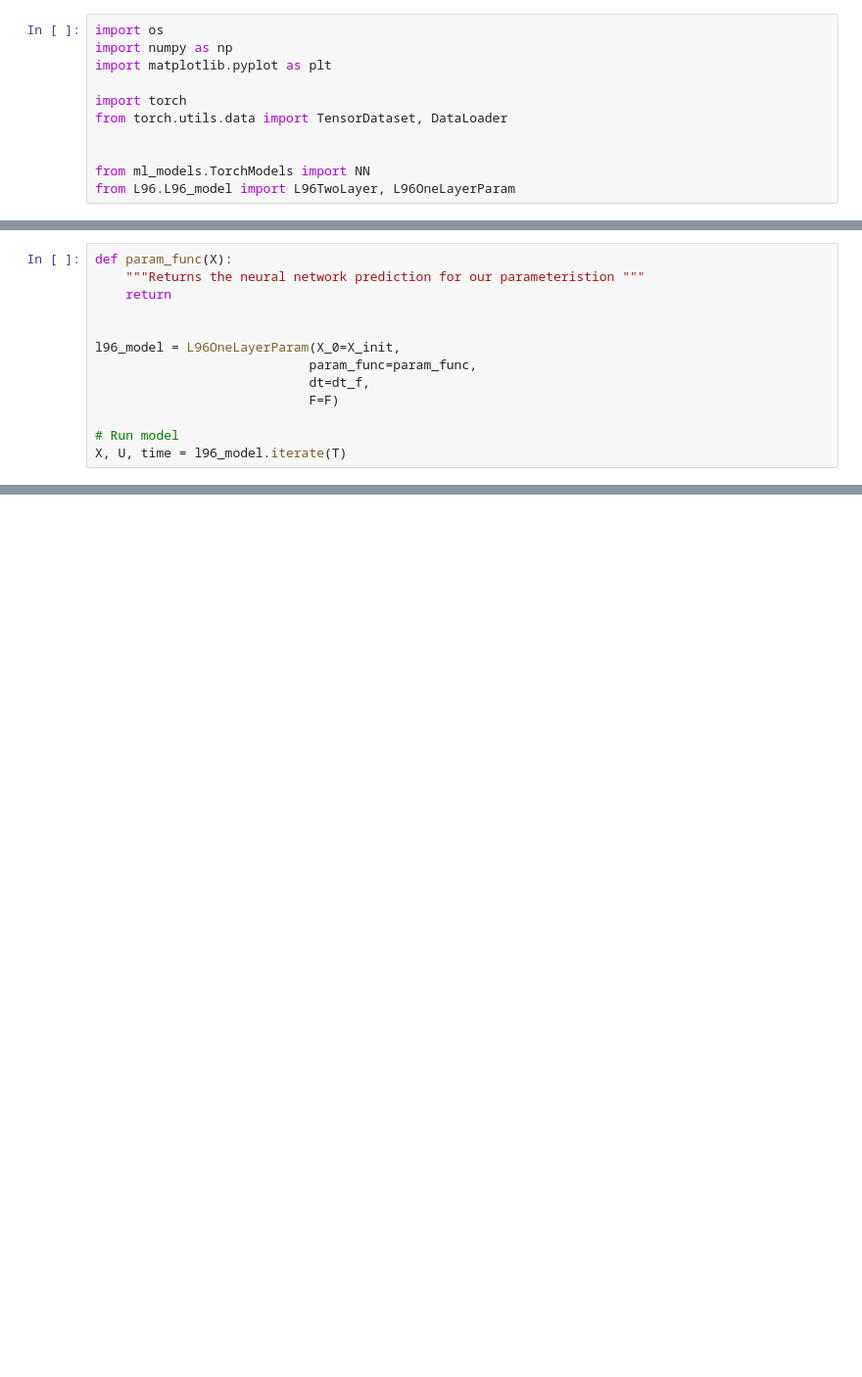
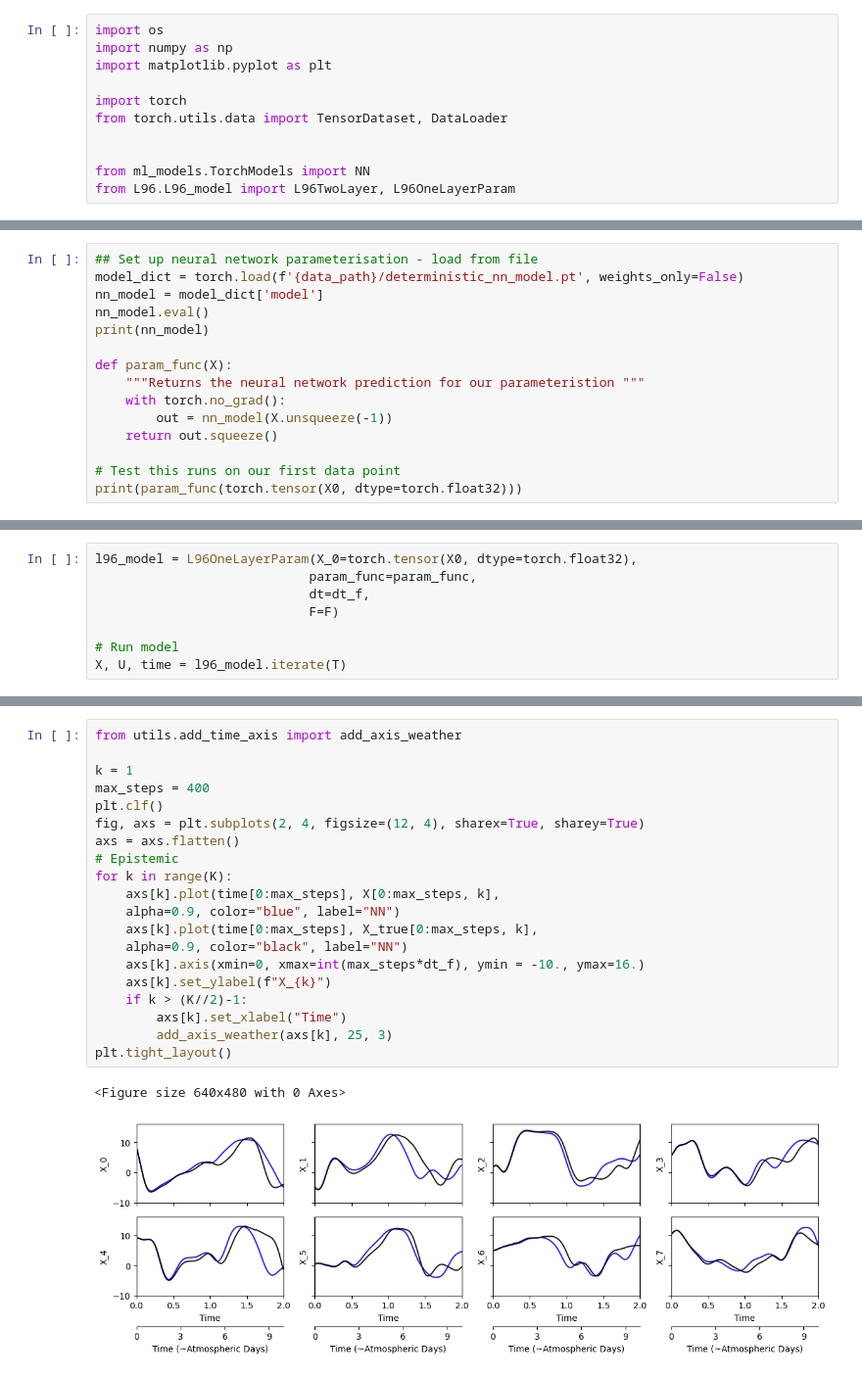
Before and after one commit to lm2612/L96_UQ, a Jupyter notebook: notebooks/3_run_NN_L96_online.ipynb, the cells around one changed output, grey strips where cells are left out. Shown at 98% size. Saved outputs shown, nothing was run; the diff lists cells and outputs as text; blank space fills up the shorter version.

```diff
--- a/notebooks/3_run_NN_L96_online.ipynb
+++ b/notebooks/3_run_NN_L96_online.ipynb
@@ -59,0 +89,15 @@ Now for NN
+# %%
+## Set up neural network parameterisation - load from file
+model_dict = torch.load(f'{data_path}/deterministic_nn_model.pt', weights_only=False)
+nn_model = model_dict['model']
+nn_model.eval()
+print(nn_model)
+
+def param_func(X):
+    """Returns the neural network prediction for our parameteristion """
+    with torch.no_grad():
+        out = nn_model(X.unsqueeze(-1))
+    return out.squeeze()
+
+# Test this runs on our first data point
+print(param_func(torch.tensor(X0, dtype=torch.float32)))
@@ -60,10 +114,5 @@ Now for NN
 # %%
-def param_func(X):
-    """Returns the neural network prediction for our parameteristion """
-    return
-
-
-l96_model = L96OneLayerParam(X_0=X_init,
+l96_model = L96OneLayerParam(X_0=torch.tensor(X0, dtype=torch.float32),
                             param_func=param_func,
                             dt=dt_f,
                             F=F)
@@ -74,0 +126,23 @@ X, U, time = l96_model.iterate(T)
+# %%
+from utils.add_time_axis import add_axis_weather
+
+k = 1
+max_steps = 400
+plt.clf()
+fig, axs = plt.subplots(2, 4, figsize=(12, 4), sharex=True, sharey=True)
+axs = axs.flatten()
+# Epistemic
+for k in range(K):
+    axs[k].plot(time[0:max_steps], X[0:max_steps, k],
+    alpha=0.9, color="blue", label="NN")
+    axs[k].plot(time[0:max_steps], X_true[0:max_steps, k],
+    alpha=0.9, color="black", label="NN")
+    axs[k].axis(xmin=0, xmax=int(max_steps*dt_f), ymin = -10., ymax=16.)
+    axs[k].set_ylabel(f"X_{k}")
+    if k > (K//2)-1:
+        axs[k].set_xlabel("Time")
+        add_axis_weather(axs[k], 25, 3)
+plt.tight_layout()
+# %% [output]
+<Figure size 640x480 with 0 Axes>
+[figure, added]
```
Also changed, not shown: parts of 13 cells of this notebook, 4 other files.
